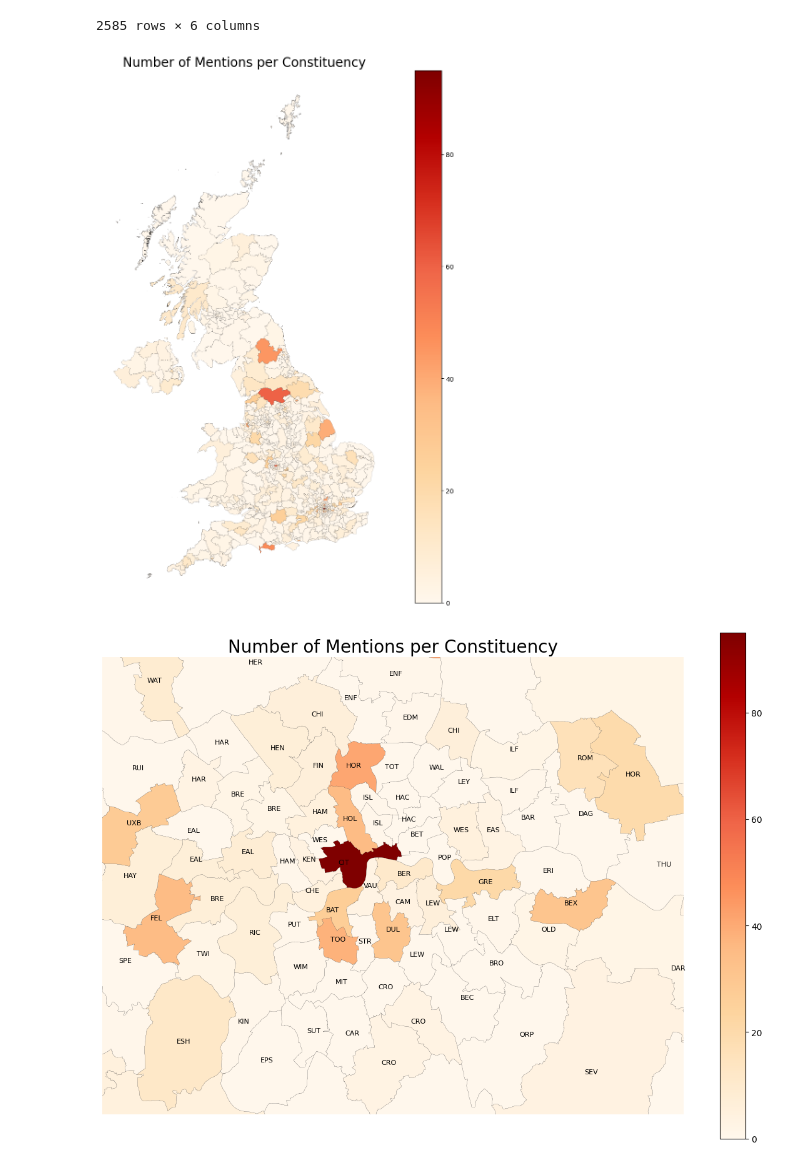
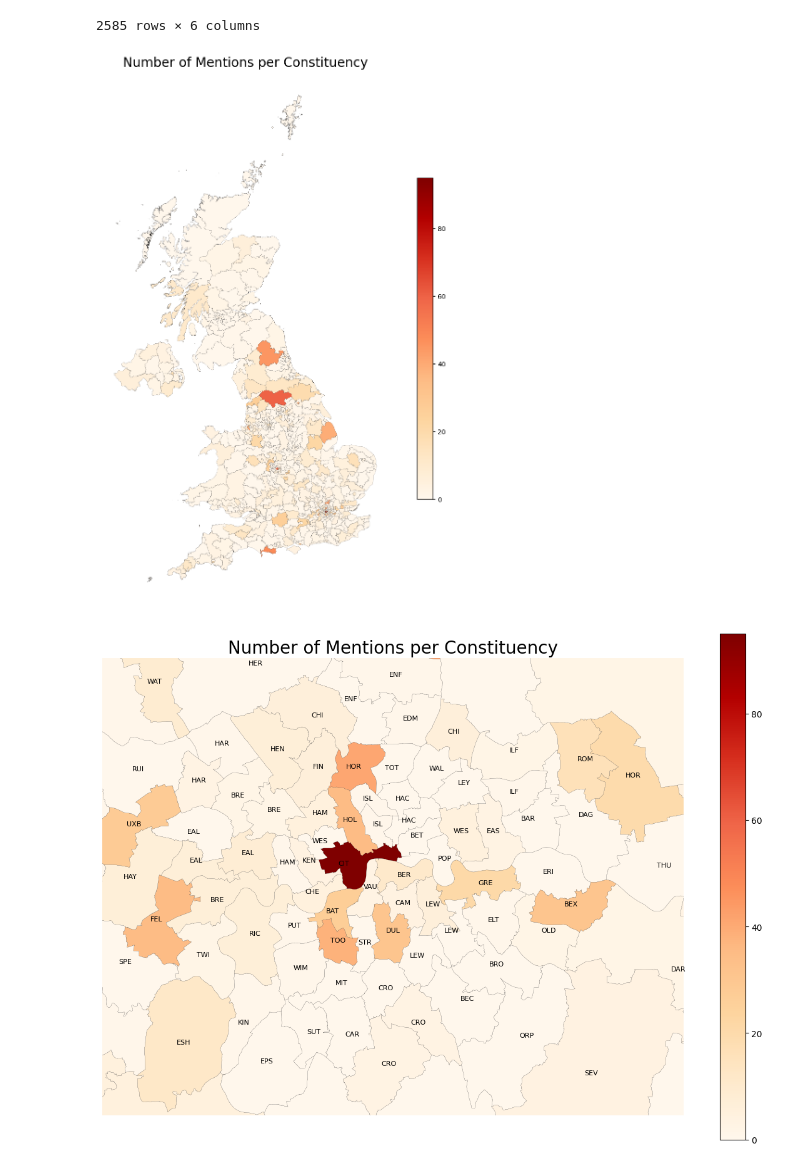
Before and after one commit to zapper-95/MP-Written-Question-Analysis, a Jupyter notebook: notebooks/4. const_visualisations.ipynb, the cells around one changed output. Cells and saved outputs as stored; diff of their text form; code cells hidden in the pictures.

```diff
--- a/notebooks/4. const_visualisations.ipynb
+++ b/notebooks/4. const_visualisations.ipynb
@@ -77,13 +77,13 @@ entity_occurrences.fillna(0, inplace=True)
 # %%
 fig, ax = plt.subplots(figsize=(15, 15))
 
 
-entity_occurrences.plot(ax=ax, column="occurrences", legend=True, cmap="OrRd" , edgecolor="black", linewidth=0.1) #cmap="OrRd"
+entity_occurrences.plot(ax=ax, column="occurrences", legend=True, cmap="OrRd" , edgecolor="black", linewidth=0.1, legend_kwds={"shrink":0.6}) #cmap="OrRd"
 plt.title("Number of Mentions per Constituency", fontsize=20)
 # remove axis labels
 ax.set_axis_off()
 # %% [output]
-[figure, old version]
+[figure, new version]
 # %%
 # Plots the number of mentions and limits the axes to inside London
 
```
Also changed, not shown: parts of 5 cells of this notebook.
